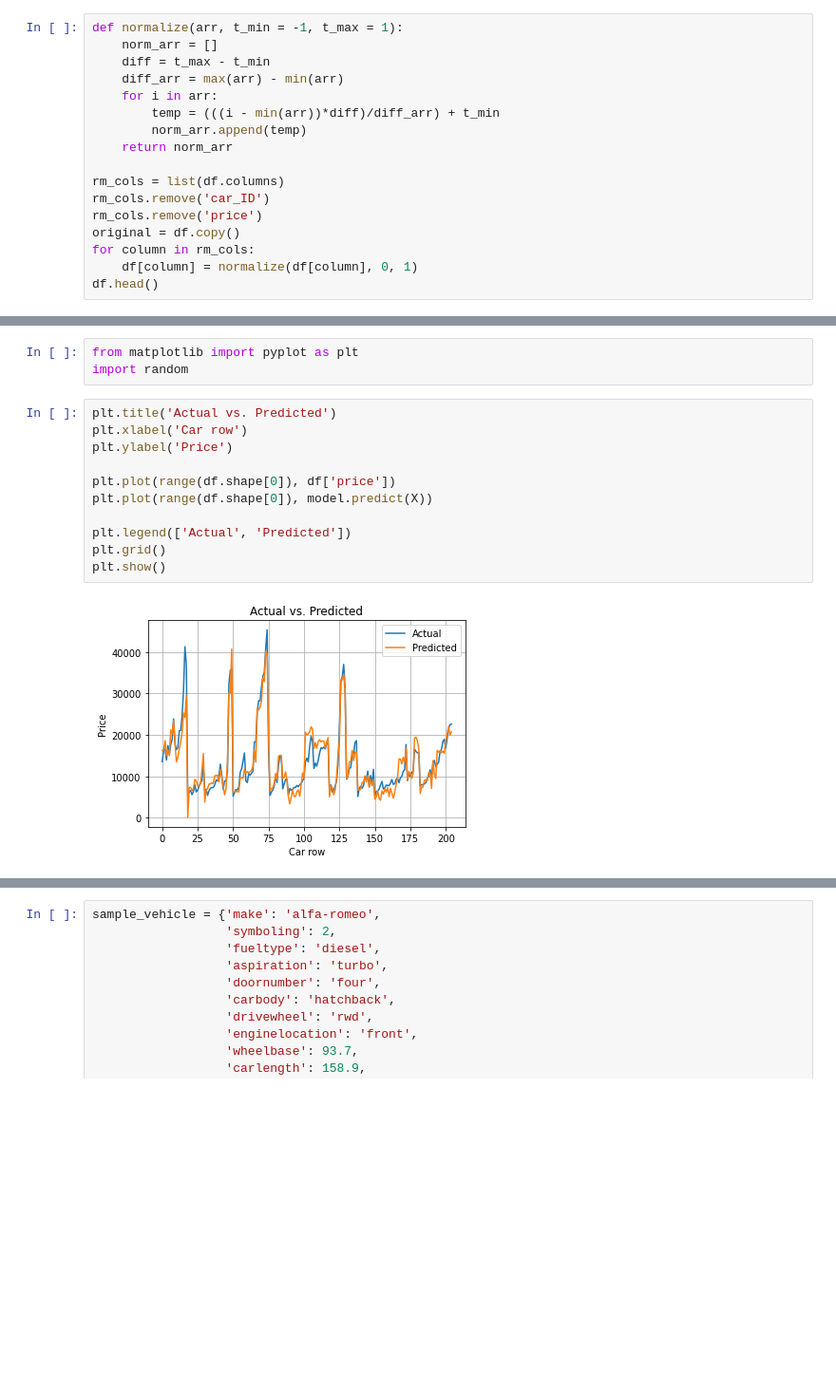
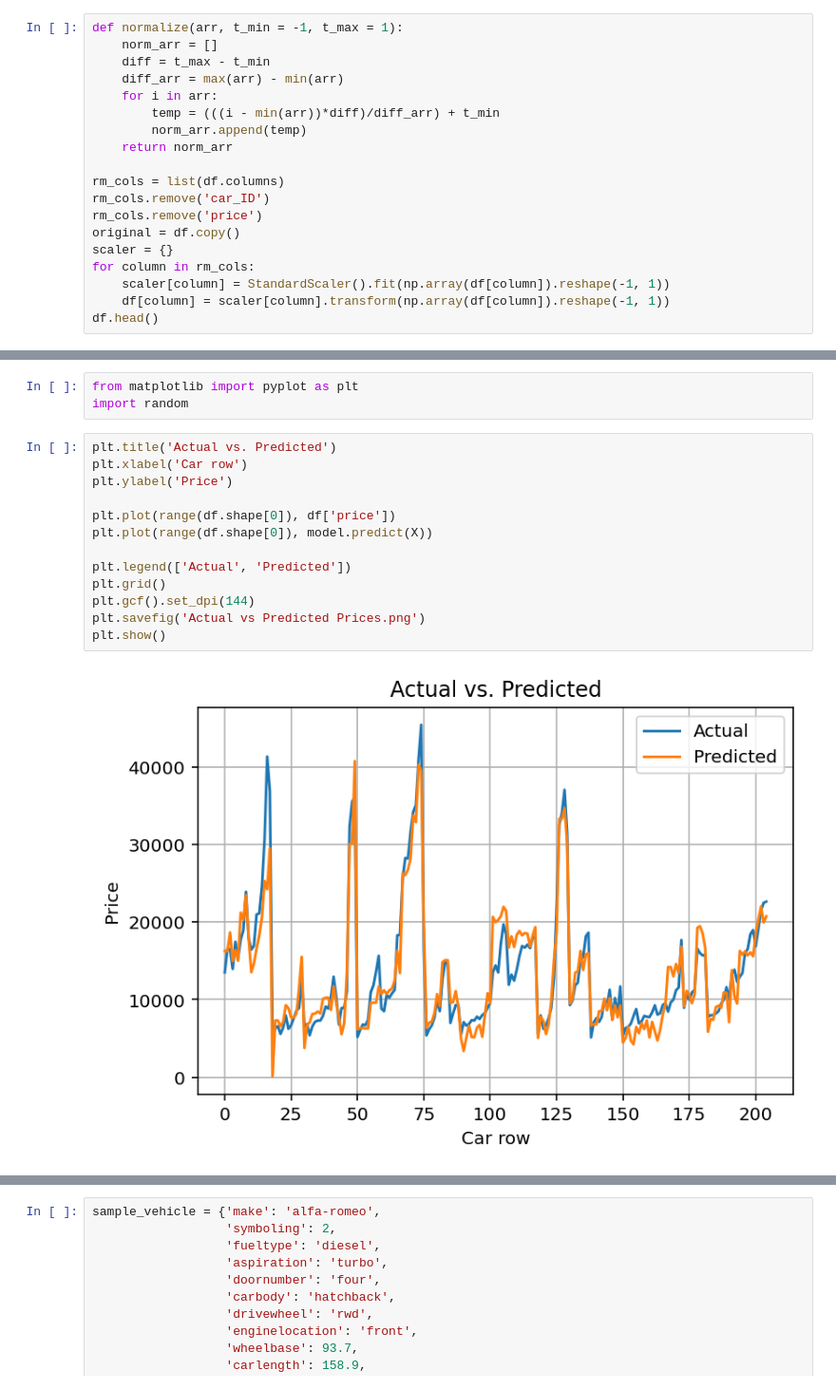
Before and after one commit to KVN2099/Car-Price-Prediction, a Jupyter notebook: Main.ipynb, the cells around one changed output, grey strips where cells are left out. Shown at 95% size. Cells and saved outputs as stored; diff of their text form; blank space fills up the shorter version.

```diff
--- a/Main.ipynb
+++ b/Main.ipynb
@@ -161,8 +162,10 @@ rm_cols = list(df.columns)
 rm_cols.remove('car_ID')
 rm_cols.remove('price')
 original = df.copy()
+scaler = {}
 for column in rm_cols:
-    df[column] = normalize(df[column], 0, 1)
+    scaler[column] = StandardScaler().fit(np.array(df[column]).reshape(-1, 1))
+    df[column] = scaler[column].transform(np.array(df[column]).reshape(-1, 1))
 df.head()
 # %% [output]
 |  | car_ID | make | symboling | fueltype | aspiration | doornumber | carbody | drivewheel | enginelocation | ... |
@@ -189,16 +192,18 @@ import random
 # %%
 plt.title('Actual vs. Predicted')
 plt.xlabel('Car row')
 plt.ylabel('Price')
 
 plt.plot(range(df.shape[0]), df['price'])
 plt.plot(range(df.shape[0]), model.predict(X))
 
 plt.legend(['Actual', 'Predicted'])
 plt.grid()
+plt.gcf().set_dpi(144)
+plt.savefig('Actual vs Predicted Prices.png')
 plt.show()
 # %% [output]
-[figure, old version]
+[figure, new version]
 # %%
 plt.scatter(df['price'], normalize(df['price'] - df['predictedprice']), color = 'orange', alpha = .5)
 plt.axhline(y = 0, color = 'black', linestyle='--')
```
Also changed, not shown: parts of 9 cells of this notebook, 4 other files.
